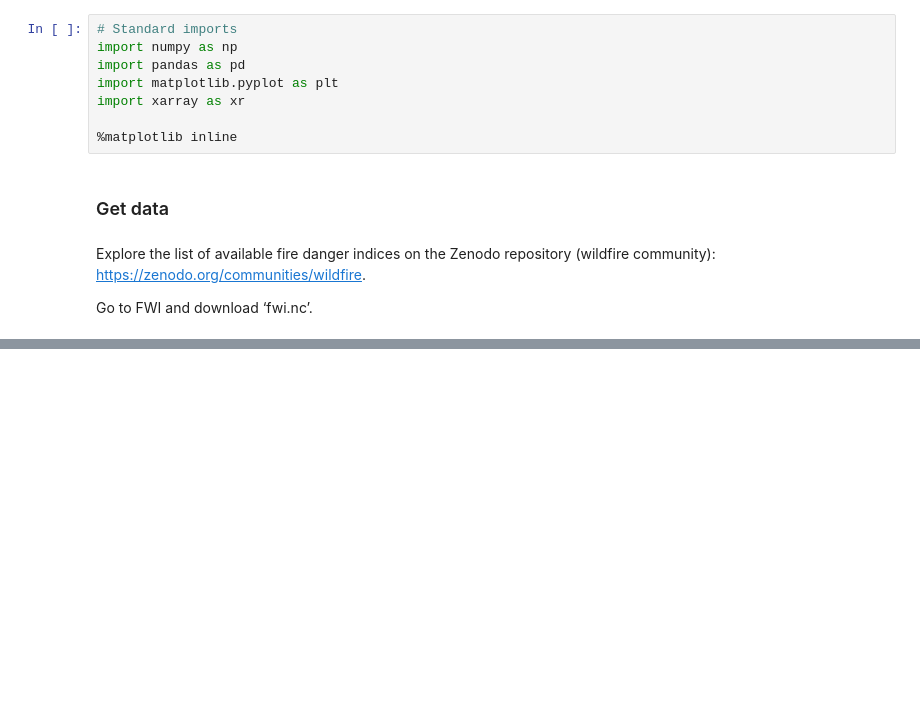
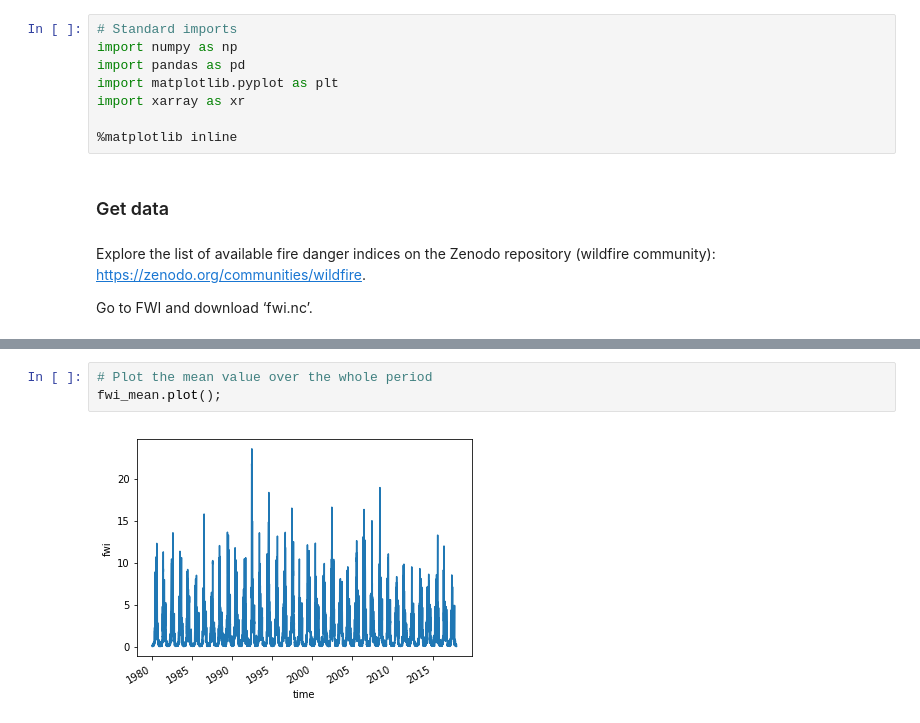
Before and after one commit to cvitolo/geff_notebooks, a Jupyter notebook: GEFF_ERAI.ipynb, the cells around one changed output, grey strips where cells are left out. Cells and saved outputs as stored; diff of their text form; blank space fills up the shorter version.

```diff
--- a/GEFF_ERAI.ipynb
+++ b/GEFF_ERAI.ipynb
@@ -43,0 +92,5 @@ fwi.plot();
+# %%
+# Plot the mean value over the whole period
+fwi_mean.plot();
+# %% [output]
+[figure, added]
```
Also changed, not shown: parts of 10 cells of this notebook.
